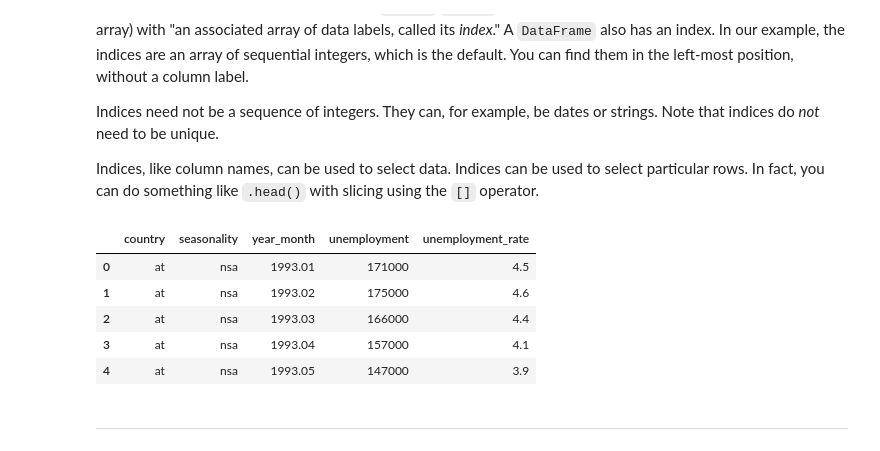
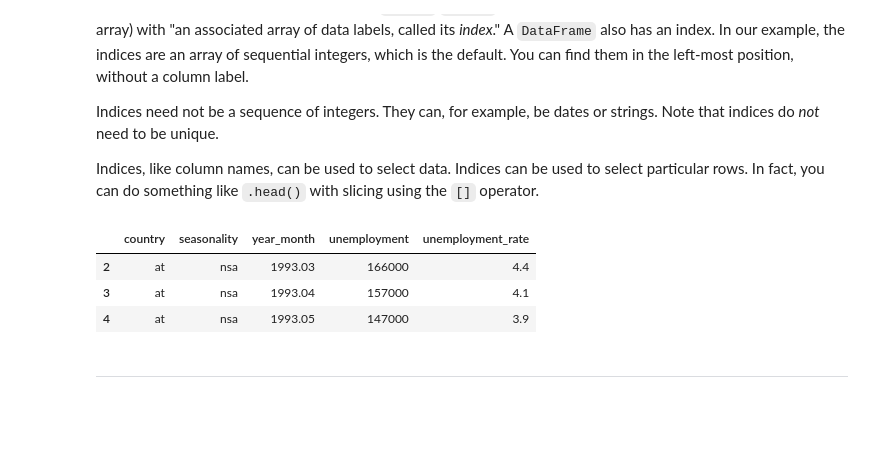
Before and after one commit to qszhao/PTUA2023, a Jupyter notebook: Lab05/Lecture05_Pandas.ipynb, the cells around one changed output. Cells and saved outputs as stored; diff of their text form; code cells hidden in the pictures; blank space fills up the shorter version.

```diff
--- a/Lab05/Lecture05_Pandas.ipynb
+++ b/Lab05/Lecture05_Pandas.ipynb
@@ -121,11 +155,9 @@ Indices need not be a sequence of integers. They can, for example, be dates or s
 
 Indices, like column names, can be used to select data. Indices can be used to select particular rows. In fact, you can do something like `.head()` with slicing using the `[]` operator.
 # %%
-unemployment[:5]
+unemployment[2:5]
 # %% [output]
 |  | country | seasonality | year_month | unemployment | unemployment_rate |
-| 0 | at | nsa | 1993.01 | 171000 | 4.5 |
-| 1 | at | nsa | 1993.02 | 175000 | 4.6 |
 | 2 | at | nsa | 1993.03 | 166000 | 4.4 |
 | 3 | at | nsa | 1993.04 | 157000 | 4.1 |
 | 4 | at | nsa | 1993.05 | 147000 | 3.9 |
```
Also changed, not shown: parts of 13 cells of this notebook, 1 other file.
